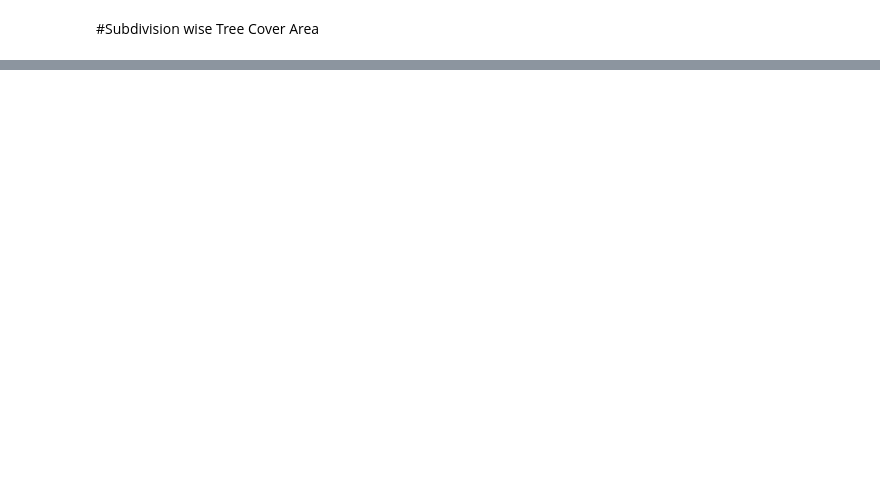
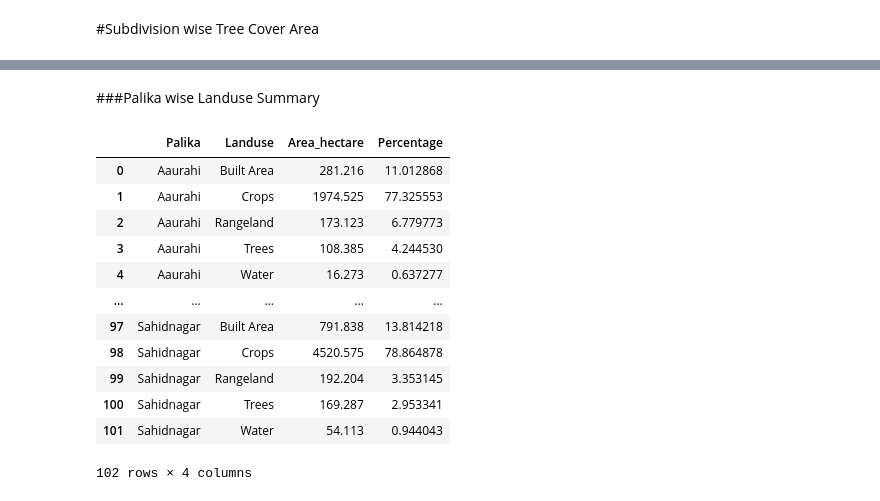
Before and after one commit to rkr1969/webmap, a Jupyter notebook: DhanushaWebMap.ipynb, the cells around one changed output, grey strips where cells are left out. Saved outputs shown, nothing was run; the diff lists cells and outputs as text; code cells hidden in the pictures; blank space fills up the shorter version.

```diff
--- a/DhanushaWebMap.ipynb
+++ b/DhanushaWebMap.ipynb
@@ -193,0 +192,35 @@ alt.Chart(landuse_summary).mark_bar().encode(
+# %% [markdown]
+###Palika wise Landuse Summary
+# %%
+import geopandas as gpd
+
+# Raw URL of the GeoJSON file on GitHub
+file_url = 'https://raw.githubusercontent.com/rkr1969/webmap/main/Landuse_Ward.geojson'
+
+# Load the GeoJSON file directly from the URL
+gdf = gpd.read_file(file_url)
+
+# Group by 'Subdivision' and 'Landuse', and sum the 'Area_hectare'
+summary = gdf.groupby(['Palika', 'Landuse'])['Area_hectare'].sum().reset_index()
+
+# Calculate the total area for each 'Subdivision'
+total_area_by_Palika = summary.groupby('Palika')['Area_hectare'].transform('sum')
+
+# Calculate the percentage of each land use category within each 'Subdivision'
+summary['Percentage'] = (summary['Area_hectare'] / total_area_by_Palika) * 100
+# %%
+summary
+# %% [output]
+|  | Palika | Landuse | Area_hectare | Percentage |
+| 0 | Aaurahi | Built Area | 281.216 | 11.012868 |
+| 1 | Aaurahi | Crops | 1974.525 | 77.325553 |
+| 2 | Aaurahi | Rangeland | 173.123 | 6.779773 |
+| 3 | Aaurahi | Trees | 108.385 | 4.244530 |
+| 4 | Aaurahi | Water | 16.273 | 0.637277 |
+| ... | ... | ... | ... | ... |
+| 97 | Sahidnagar | Built Area | 791.838 | 13.814218 |
+| 98 | Sahidnagar | Crops | 4520.575 | 78.864878 |
+| 99 | Sahidnagar | Rangeland | 192.204 | 3.353145 |
+| 100 | Sahidnagar | Trees | 169.287 | 2.953341 |
+| 101 | Sahidnagar | Water | 54.113 | 0.944043 |
+102 rows × 4 columns
```
Also changed, not shown: parts of 12 cells of this notebook.
